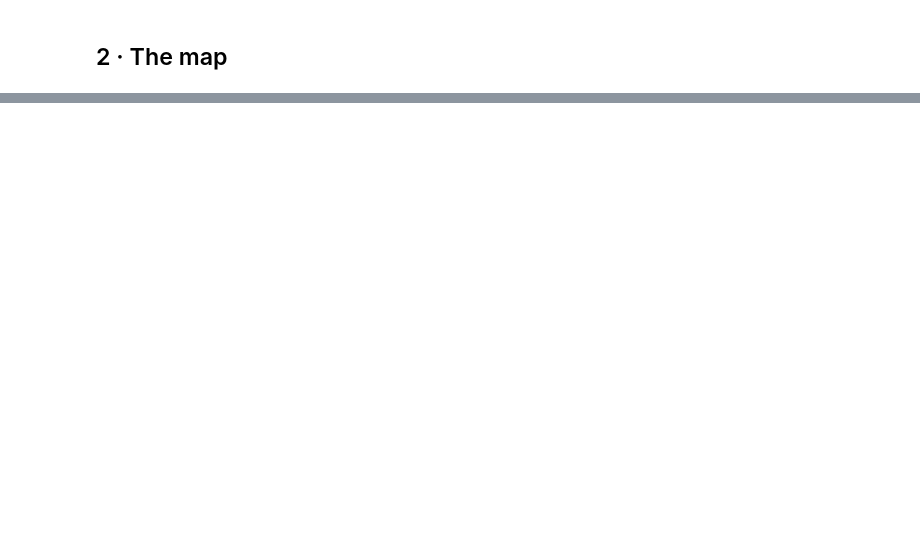
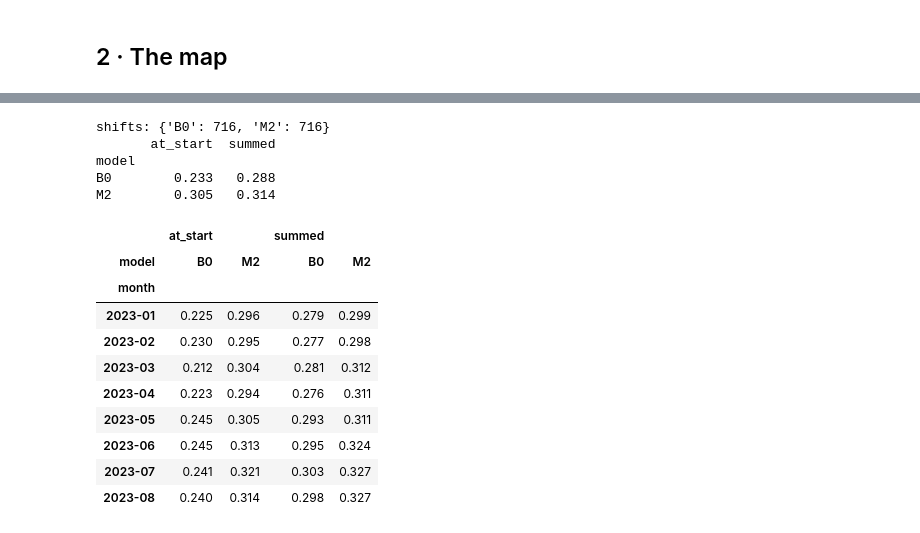
Before and after one commit to cs611-g1-crash-forecast/crash-forecast, a Jupyter notebook: notebooks/11_planner_view.ipynb, the cells around one changed output, grey strips where cells are left out. Drawn from its saved outputs; the diff is of its cells as text; code cells hidden in the pictures; blank space fills up the shorter version.

```diff
--- a/notebooks/11_planner_view.ipynb
+++ b/notebooks/11_planner_view.ipynb
@@ -115,0 +124,41 @@ crashes in the shift: 112; in the top 10 areas: 27 (P0 0.24); forecast citywide:
+# %%
+predictions = read_table("model_predictions", config, filters=[("date", ">=", "2023-01-04")])
+labels = read_table("label_store", config, filters=[("date", ">=", "2023-01-04")])
+labels = labels.sort_values("label_snapshot_date").drop_duplicates(["community_area", "hour_start"], keep="last")
+replay = predictions.assign(model=predictions["model_version"].str[:2]).merge(
+    labels[["community_area", "hour_start", "crash_count"]], on=["community_area", "hour_start"])
+replay = replay[replay["model"].isin(["B0", "M2"])]
+replay["shift"] = replay["hour_start"].dt.floor(f"{hours}h")
+
+rows = []
+for (model, start), s in replay.groupby(["model", "shift"]):
+    if s["hour_start"].nunique() < hours or s["crash_count"].sum() == 0:
+        continue   # a shift not complete in the replay, or with no crash
+    area = s.groupby("community_area").agg(actual=("crash_count", "sum"), summed=("predicted_count", "sum"))
+    area["at_start"] = s[s["hour_start"] == start].set_index("community_area")["predicted_count"]
+    row = {"model": model, "month": f"{start:%Y-%m}"}
+    for by in ["at_start", "summed"]:
+        top = area.sort_values(by, ascending=False, kind="stable").head(k)   # ties: lower area number first
+        row[by] = top["actual"].sum() / area["actual"].sum()
+    rows.append(row)
+shifts = pd.DataFrame(rows)
+print(f"shifts: {shifts.groupby('model').size().to_dict()}")
+print(shifts.groupby("model")[["at_start", "summed"]].mean().round(3))
+shifts.pivot_table(index="month", columns="model", values=["at_start", "summed"]).round(3)
+# %% [output]
+shifts: {'B0': 716, 'M2': 716}
+       at_start  summed
+model
+B0        0.233   0.288
+M2        0.305   0.314
+|  | at_start |  | summed |  |
+| model | B0 | M2 | B0 | M2 |
+| month |  |  |  |  |
+| 2023-01 | 0.225 | 0.296 | 0.279 | 0.299 |
+| 2023-02 | 0.230 | 0.295 | 0.277 | 0.298 |
+| 2023-03 | 0.212 | 0.304 | 0.281 | 0.312 |
+| 2023-04 | 0.223 | 0.294 | 0.276 | 0.311 |
+| 2023-05 | 0.245 | 0.305 | 0.293 | 0.311 |
+| 2023-06 | 0.245 | 0.313 | 0.295 | 0.324 |
+| 2023-07 | 0.241 | 0.321 | 0.303 | 0.327 |
+| 2023-08 | 0.240 | 0.314 | 0.298 | 0.327 |
```
Also changed, not shown: parts of 6 cells of this notebook.
